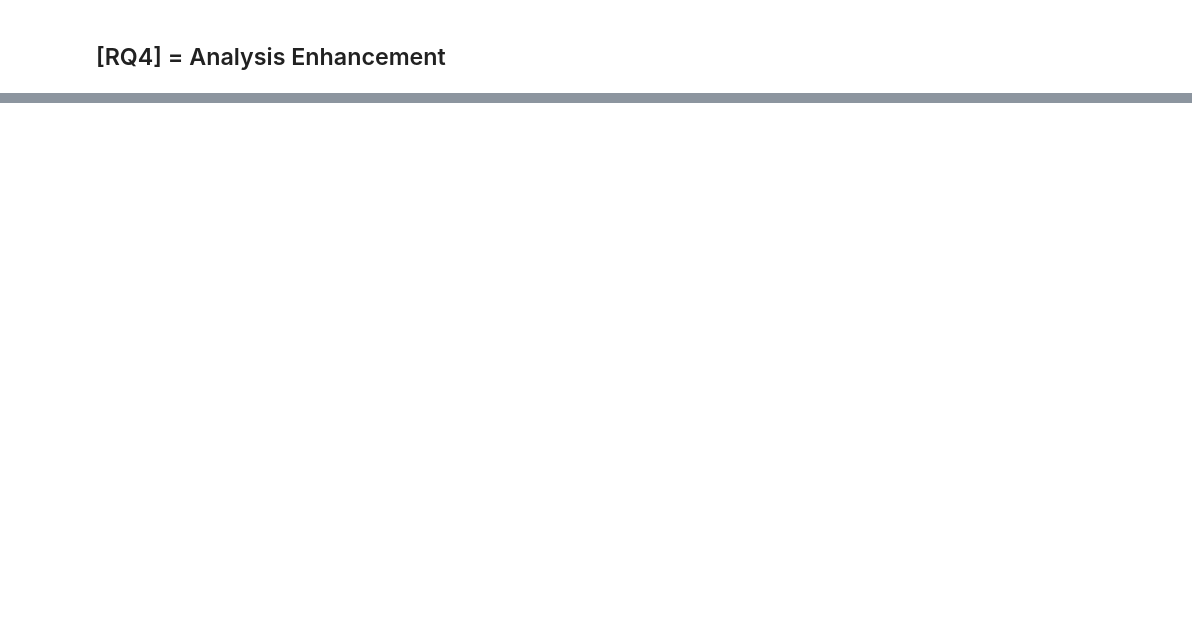
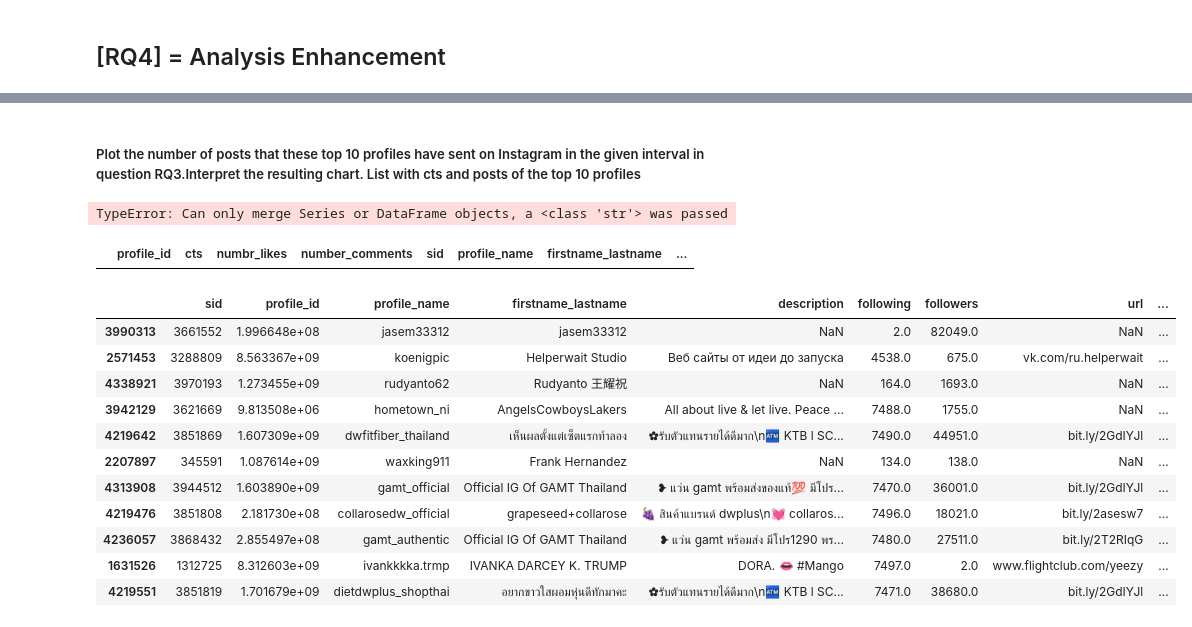
Before and after one commit to MichelaLombardi/ADM-HMWK_2, a Jupyter notebook: NBK_HMWK_2.ipynb, the cells around one changed output, grey strips where cells are left out. Saved outputs shown, nothing was run; the diff lists cells and outputs as text; code cells hidden in the pictures; blank space fills up the shorter version.

```diff
--- a/NBK_HMWK_2.ipynb
+++ b/NBK_HMWK_2.ipynb
@@ -371,0 +405,17 @@ top_ten.head()
+# %% [markdown]
+##### Plot the number of posts that these top 10 profiles have sent on Instagram in the given interval in question RQ3.Interpret the resulting chart. List with cts and posts of the top 10 profiles
+# %%
+a = df_inst_prof.sort_values("n_posts",ascending = False)      #create a table with profile_id,sorted by "n_posts"
+Top10 = a.head(11)  #obtained the top 10 profiles with more posts
+
+Top10.reset_index().drop(["index"],axis = 1)
+Top_10=Top10.drop(["n_posts"],axis=1)
+
+list_10 = pd.DataFrame(columns = ["profile_id","cts"])
+
+for chunk in post_cts_analysis:
+    chunk_in_common = pd.merge(chunk,Top_10)
+    list_10 = pd.concat([list_10,chunk_in_common])
+list_10
+# %% [output]
+TypeError: Can only merge Series or DataFrame objects, a <class 'str'> was passed
@@ -371,0 +424,19 @@ top_ten.head()
+# %%
+pd.merge(post_cts_analysis,Top_10)
+# %% [output]
+|  | profile_id | cts | numbr_likes | number_comments | sid | profile_name | firstname_lastname | ... |
+# %%
+Top_10
+# %% [output]
+|  | sid | profile_id | profile_name | firstname_lastname | description | following | followers | url | ... |
+| 3990313 | 3661552 | 1.996648e+08 | jasem33312 | jasem33312 | NaN | 2.0 | 82049.0 | NaN | ... |
+| 2571453 | 3288809 | 8.563367e+09 | koenigpic | Helperwait Studio | Веб сайты от идеи до запуска | 4538.0 | 675.0 | vk.com/ru.helperwait | ... |
+| 4338921 | 3970193 | 1.273455e+09 | rudyanto62 | Rudyanto 王耀祝 | NaN | 164.0 | 1693.0 | NaN | ... |
+| 3942129 | 3621669 | 9.813508e+06 | hometown_ni | AngelsCowboysLakers | All about live & let live. Peace ... | 7488.0 | 1755.0 | NaN | ... |
+| 4219642 | 3851869 | 1.607309e+09 | dwfitfiber_thailand | เห็นผลตั้งแต่เซ็ตแรกท้าลอง | ✿รับตัวแทนรายได้ดีมาก\n🏧 KTB l SC... | 7490.0 | 44951.0 | bit.ly/2GdIYJl | ... |
+| 2207897 | 345591 | 1.087614e+09 | waxking911 | Frank Hernandez | NaN | 134.0 | 138.0 | NaN | ... |
+| 4313908 | 3944512 | 1.603890e+09 | gamt_official | Official IG Of GAMT Thailand | ❥ แว่น gamt พร้อมส่งของแท้💯 มีโปร... | 7470.0 | 36001.0 | bit.ly/2GdIYJl | ... |
+| 4219476 | 3851808 | 2.181730e+08 | collarosedw_official | grapeseed+collarose | 🍇 สินค้าแบรนด์ dwplus\n💓 collaros... | 7496.0 | 18021.0 | bit.ly/2asesw7 | ... |
+| 4236057 | 3868432 | 2.855497e+08 | gamt_authentic | Official IG Of GAMT Thailand | ❥ แว่น gamt พร้อมส่ง มีโปร1290 พร... | 7480.0 | 27511.0 | bit.ly/2T2RIqG | ... |
+| 1631526 | 1312725 | 8.312603e+09 | ivankkkka.trmp | IVANKA DARCEY K. TRUMP | DORA. 👄 #Mango | 7497.0 | 2.0 | www.flightclub.com/yeezy | ... |
+| 4219551 | 3851819 | 1.701679e+09 | dietdwplus_shopthai | อยากขาวใสผอมหุ่นดีทักมาคะ | ✿รับตัวแทนรายได้ดีมาก\n🏧 KTB l SC... | 7471.0 | 38680.0 | bit.ly/2GdIYJl | ... |
```
Also changed, not shown: parts of 41 cells of this notebook.
